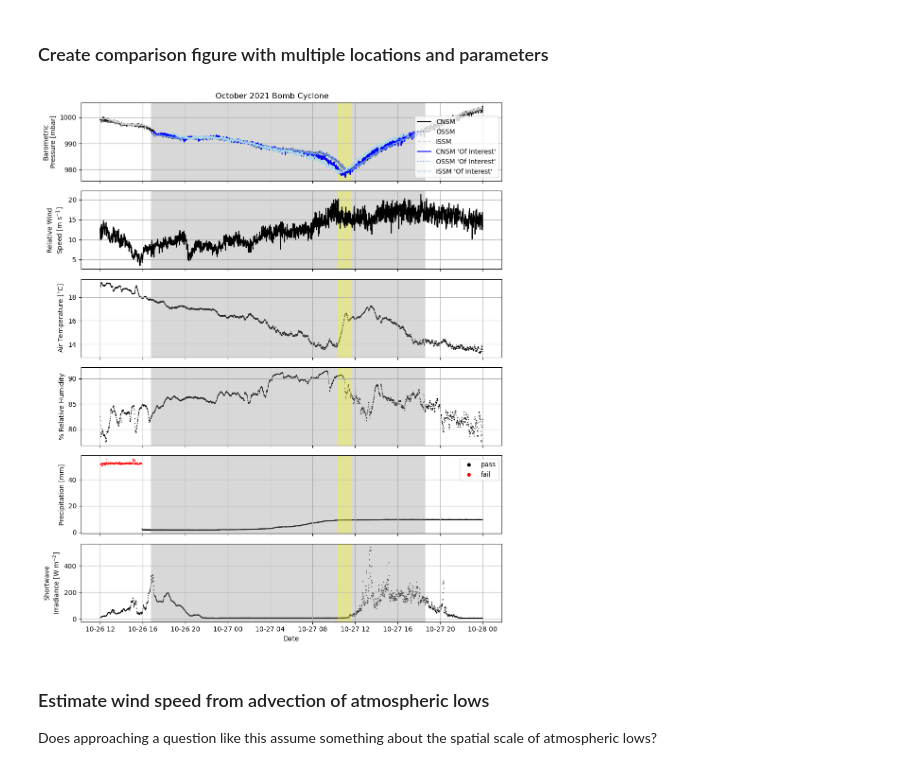
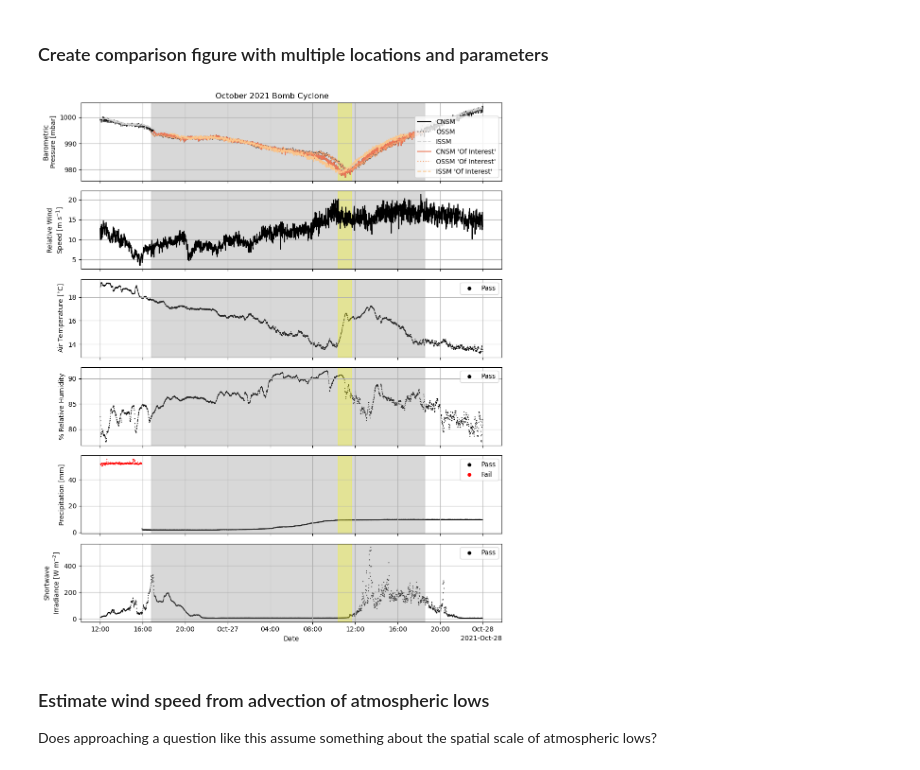
Before and after one commit to cooleyky/pioneer_array_metbk_storms, a Jupyter notebook: notebooks/02-bomb-cyclone-case-study.ipynb, the cells around one changed output. Drawn from its saved outputs; the diff is of its cells as text; code cells hidden in the pictures.

```diff
--- a/notebooks/02-bomb-cyclone-case-study.ipynb
+++ b/notebooks/02-bomb-cyclone-case-study.ipynb
@@ -245,3 +247,13 @@ plt.ylabel("Barometric Pressure [mbar]")
 plt.show()
 # %% [output]
 [figure]
+# %%
+# Use cmocean package to find 3 distinct orange colors for suspect flags
+cmdict = cmocean.tools.get_dict(cmocean.cm.matter, N=10) # we won't use first or last colors b/c not clearly orange
+# print(cmdict["red"][1:4])
+# %%
+rgb = np.zeros([3, 3])
+for idx, key in enumerate(cmdict.keys()):
+    for j in range(1,4):
+        rgb[idx, j-1] = cmdict[key][j][1]
+rgb
@@ -281,11 +297,11 @@ cnsm_cyclone["barometric_pressure"].plot.line(ax=axs[0], c="black", label="CNSM"
 ossm_cyclone["barometric_pressure"].plot.line(ax=axs[0], c=[0.3, 0.3, 0.3], linestyle=":", label="OSSM")
 issm_cyclone["barometric_pressure"].plot.line(ax=axs[0], c="lightgray", linestyle="--", label="ISSM")
 cnsm_cyclone["barometric_pressure"].where(cnsm_cyclone["barometric_pressure_qartod_results"]==3).plot.line(
-    ax=axs[0], c="blue", label="CNSM 'Of Interest'")
+    ax=axs[0], c=rgb[:, 2], label="CNSM 'Of Interest'")
 ossm_cyclone["barometric_pressure"].where(ossm_cyclone["barometric_pressure_qartod_results"]==3).plot.line(
-    ax=axs[0], c="cornflowerblue", linestyle=":", label="OSSM 'Of Interest'")
+    ax=axs[0], c=rgb[:, 1], linestyle=":", label="OSSM 'Of Interest'")
 issm_cyclone["barometric_pressure"].where(issm_cyclone["barometric_pressure_qartod_results"]==3).plot.line(
-    ax=axs[0], c="lightblue", linestyle="--", label="ISSM 'Of Interest'")
+    ax=axs[0], c=rgb[:, 0], linestyle="--", label="ISSM 'Of Interest'")
 axs[0].axvspan(start_int, end_int, color="gray", alpha=0.3)
 axs[0].axvspan(min_inshore, min_offshore, color="yellow", alpha=0.3)
 axs[0].grid()
@@ -295,35 +311,39 @@ axs[0].set_xlabel("")
 cnsm_cyclone["met_relwind_speed"].plot.line(ax=axs[1], color="black")
 axs[1].axvspan(start_int, end_int, color="gray", alpha=0.3)
 axs[1].axvspan(min_inshore, min_offshore, color="yellow", alpha=0.3)
 axs[1].set_ylabel("Relative Wind\nSpeed [m s$^{-1}$]")
 axs[1].grid()
 axs[1].set_xlabel("")
 fig, ax = color_by_flag(cnsm_cyclone, "air_temperature", ax=axs[2], fig=fig)
 ax.set_ylabel("Air Temperature [$^{\circ}$C]")
 axs[2].axvspan(start_int, end_int, color="gray", alpha=0.3)
 axs[2].axvspan(min_inshore, min_offshore, color="yellow", alpha=0.3)
+axs[2].legend(["Pass"], markerscale=4)
 axs[2].grid()
 fig, ax = color_by_flag(cnsm_cyclone, "relative_humidity", ax=axs[3], fig=fig)
 ax.set_ylabel("% Relative Humidity")
 axs[3].axvspan(start_int, end_int, color="gray", alpha=0.3)
 axs[3].axvspan(min_inshore, min_offshore, color="yellow", alpha=0.3)
+axs[3].legend(["Pass"], markerscale=4)
 axs[3].grid()
 fig, ax = color_by_flag(cnsm_cyclone, "precipitation", ax=axs[4], fig=fig)
 ax.set_ylabel("Precipitation [mm]")
 axs[4].axvspan(start_int, end_int, color="gray", alpha=0.3)
 axs[4].axvspan(min_inshore, min_offshore, color="yellow", alpha=0.3)
 axs[4].grid()
-axs[4].legend(["pass", "_not evaluated", "_of interest", "fail"], markerscale=4)
+axs[4].legend(["Pass", "_not evaluated", "_of interest", "Fail"], markerscale=4)
 fig, ax = color_by_flag(cnsm_cyclone, "shortwave_irradiance", ax=axs[5], fig=fig)
 ax.set_xlabel("Date")
 ax.set_ylabel("Shortwave\nIrradiance [W m$^{-2}$]")
 axs[5].axvspan(start_int, end_int, color="gray", alpha=0.3)
 axs[5].axvspan(min_inshore, min_offshore, color="yellow", alpha=0.3)
+axs[5].legend(["Pass"], markerscale=4)
 axs[5].grid()
+axs[5].xaxis.set_major_formatter(mdates.ConciseDateFormatter(ax.xaxis.get_major_locator()))
 plt.suptitle("October 2021 Bomb Cyclone")
 plt.show()
 # %% [output]
-[figure, old version]
+[figure, new version]
 # %%
 # Save above figure as png in processed data
 fig.savefig('../data/processed/2021_bomb_cyclone_comparison_{today}.png'.format(today=date.today().strftime('%Y%m%d')))
```
Also changed, not shown: parts of 3 cells of this notebook, 1 other file.
